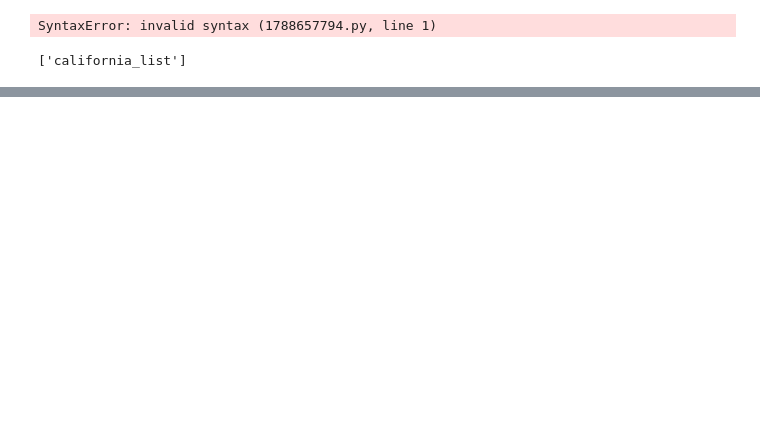
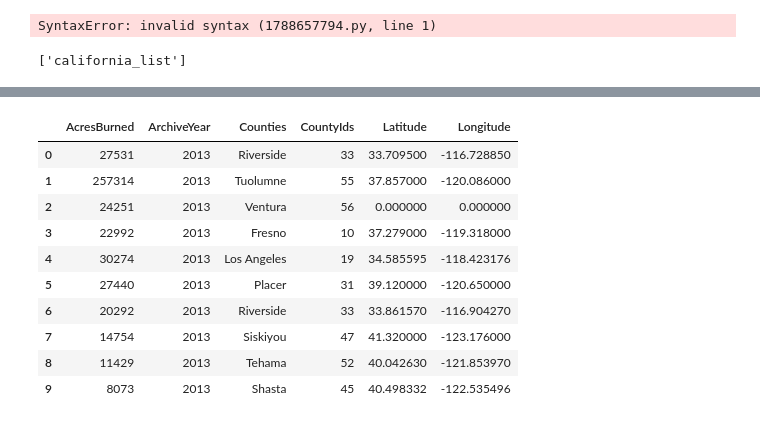
Before and after one commit to RinzlerYCS/project-3, a Jupyter notebook: project_3_mongo.ipynb, the cells around one changed output, grey strips where cells are left out. Drawn from its saved outputs; the diff is of its cells as text; code cells hidden in the pictures; blank space fills up the shorter version.

```diff
--- a/project_3_mongo.ipynb
+++ b/project_3_mongo.ipynb
@@ -32,3 +24,4 @@ df = pd.DataFrame(list(first_doc))
 # %%
-x= df["Latitude"]
-y = df["Longitude"]
+data = list(california_l.find())
+# %%
+df = pd.DataFrame(data)
@@ -34,0 +85,18 @@ y = df["Longitude"]
+# %%
+# Reduce the data frame by extracting "Acress Burned", "Archive Year",
+# "Latitude", "Longitude", "Counties", "CountyIds"
+reduced_df = df.loc[:, ["AcresBurned", "ArchiveYear", "Counties",
+                       "CountyIds", "Latitude", "Longitude"]]
+reduced_df.head(10)
+# %% [output]
+|  | AcresBurned | ArchiveYear | Counties | CountyIds | Latitude | Longitude |
+| 0 | 27531 | 2013 | Riverside | 33 | 33.709500 | -116.728850 |
+| 1 | 257314 | 2013 | Tuolumne | 55 | 37.857000 | -120.086000 |
+| 2 | 24251 | 2013 | Ventura | 56 | 0.000000 | 0.000000 |
+| 3 | 22992 | 2013 | Fresno | 10 | 37.279000 | -119.318000 |
+| 4 | 30274 | 2013 | Los Angeles | 19 | 34.585595 | -118.423176 |
+| 5 | 27440 | 2013 | Placer | 31 | 39.120000 | -120.650000 |
+| 6 | 20292 | 2013 | Riverside | 33 | 33.861570 | -116.904270 |
+| 7 | 14754 | 2013 | Siskiyou | 47 | 41.320000 | -123.176000 |
+| 8 | 11429 | 2013 | Tehama | 52 | 40.042630 | -121.853970 |
+| 9 | 8073 | 2013 | Shasta | 45 | 40.498332 | -122.535496 |
```
Also changed, not shown: parts of 13 cells of this notebook.
